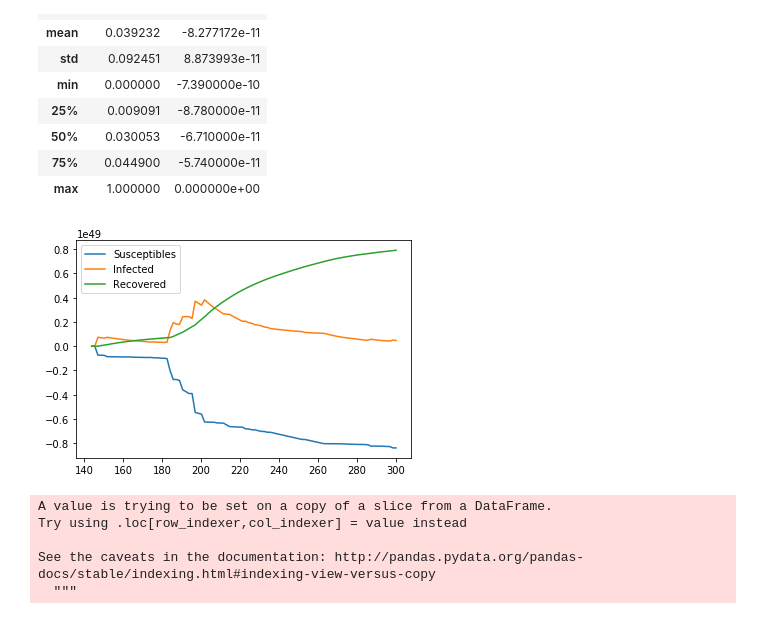
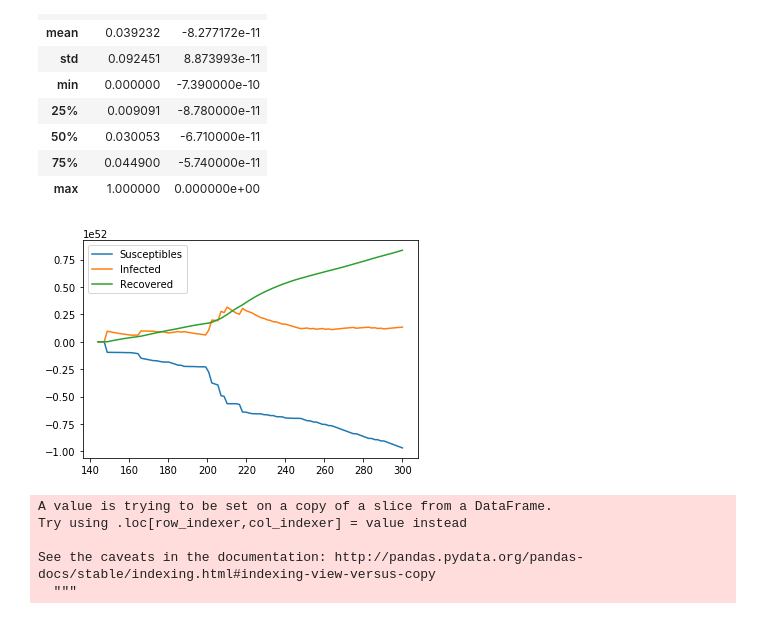
Before and after one commit to sushanth1999/BTP, a Jupyter notebook: BTP_1.2/sir_jp.ipynb, the cells around one changed output. Drawn from its saved outputs; the diff is of its cells as text; code cells hidden in the pictures.

```diff
--- a/BTP_1.2/sir_jp.ipynb
+++ b/BTP_1.2/sir_jp.ipynb
@@ -45,8 +33,6 @@ data.describe()
 | 75% | 0.044900 | -5.740000e-11 |
 | max | 1.000000 | 0.000000e+00 |
 # %%
-beta = -8.277172e-11
-gamma = 0.039232
 # -*- coding: utf-8 -*-
 """
 Created on Tue Jun 30 00:07:09 2020
@@ -157,37 +143,37 @@ class SIR:
             self.beta = beta
 
         self.initial_conditions = [initial_sus, initial_inf, initial_rec]
 
     def __call__(self, u, t):
 
 
         S, I, _ = u
 
         return np.asarray([
                 -int(multiply(str(self.beta(t)),multiply(str(S),str(I)))), # Susceptibles
                 int(multiply(str(self.beta(t)),multiply(str(S),str(I)))) - self.nu(t)*I, # Infected
                 self.nu(t)*I # Recovered
         ])
 
 if __name__ == "__main__":
 
-    beta = lambda t: 0.0005 if t <=10 else 0.0001
+    #beta = lambda t: 0.0005 if t <=10 else 0.0001
 
-    sir = SIR(gamma, beta, 1380051913, 1, 0)
+    sir = SIR(0.04,0.000000000083,1380051913-648315, 235433, 394227+18655)
     solver = ForwardEuler(sir)
     solver.set_initial_conditions(sir.initial_conditions)
 
 
-    time_steps = np.linspace(144,300, 98)
+    time_steps = np.linspace(144,300,100)
     u, t = solver.solve(time_steps)
 
     plt.plot(t, u[:, 0], label="Susceptibles")
     plt.plot(t, u[:, 1], label="Infected")
     plt.plot(t, u[:, 2], label="Recovered")
     plt.legend()
     plt.show()
 # %% [output]
-[figure, old version]
+[figure, new version]
 # %%
 a = []
 for i in range(1,146):
```
Also changed, not shown: parts of 11 cells of this notebook.
